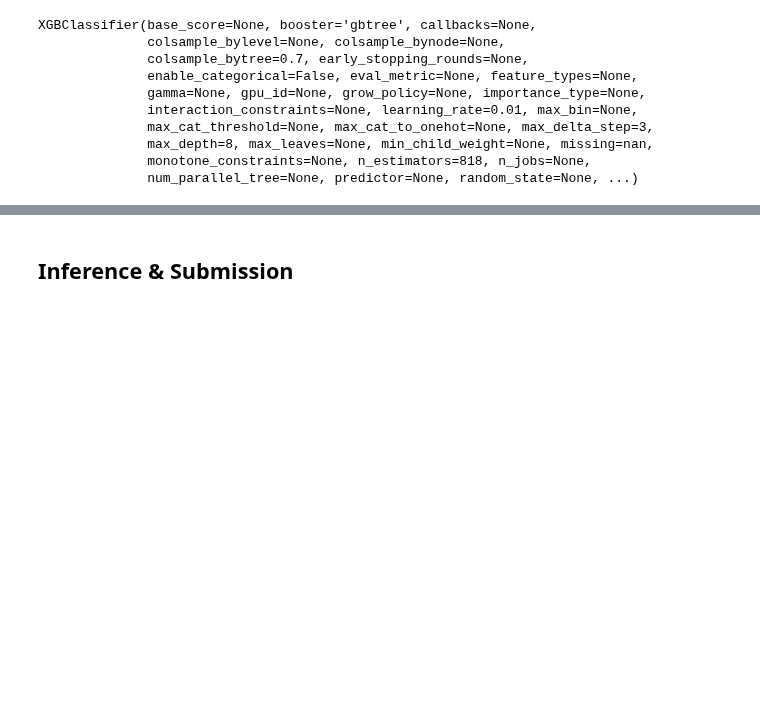
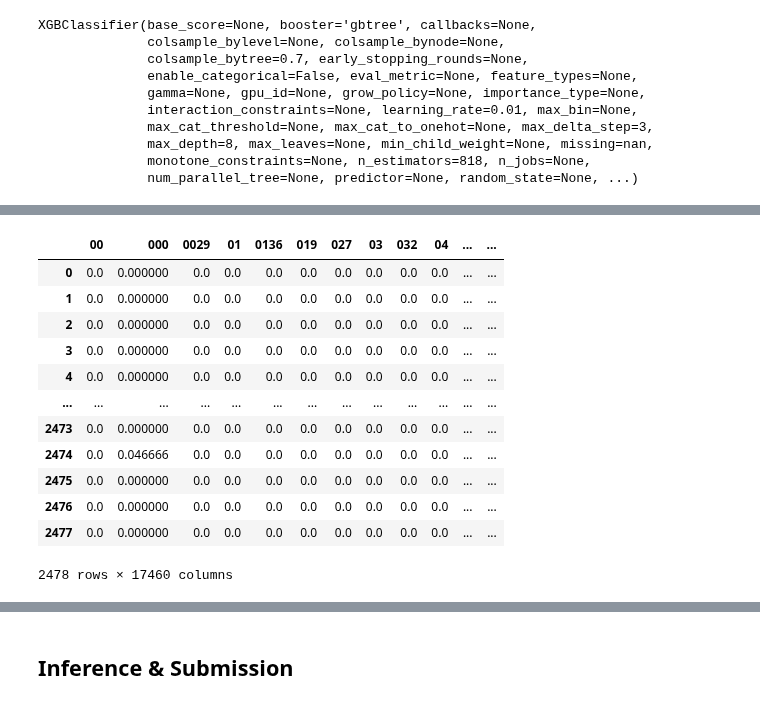
Before and after one commit to dlsco123/mtvsDacon, a Jupyter notebook: [mtvs]nic.ipynb, the cells around one changed output, grey strips where cells are left out. Cells and saved outputs as stored; diff of their text form; code cells hidden in the pictures; blank space fills up the shorter version.

```diff
--- a/[mtvs]nic.ipynb
+++ b/[mtvs]nic.ipynb
@@ -351,0 +377,21 @@ print(tfidfv.fit_transform(train['facts']).toarray())
+# %%
+# Convert tf-idf array to DataFrame
+df_tfidf = pd.DataFrame(tfidfv.transform(train['facts']).toarray(), columns=tfidfv.get_feature_names_out())
+data_final = pd.concat([df_tfidf,df_nlp2["first_party_winner"]],axis=1,join='inner')
+# print(df_tfidf.head())
+terms = tfidfv.get_feature_names_out()
+data_final
+# %% [output]
+|  | 00 | 000 | 0029 | 01 | 0136 | 019 | 027 | 03 | 032 | 04 | ... | ... |
+| 0 | 0.0 | 0.000000 | 0.0 | 0.0 | 0.0 | 0.0 | 0.0 | 0.0 | 0.0 | 0.0 | ... | ... |
+| 1 | 0.0 | 0.000000 | 0.0 | 0.0 | 0.0 | 0.0 | 0.0 | 0.0 | 0.0 | 0.0 | ... | ... |
+| 2 | 0.0 | 0.000000 | 0.0 | 0.0 | 0.0 | 0.0 | 0.0 | 0.0 | 0.0 | 0.0 | ... | ... |
+| 3 | 0.0 | 0.000000 | 0.0 | 0.0 | 0.0 | 0.0 | 0.0 | 0.0 | 0.0 | 0.0 | ... | ... |
+| 4 | 0.0 | 0.000000 | 0.0 | 0.0 | 0.0 | 0.0 | 0.0 | 0.0 | 0.0 | 0.0 | ... | ... |
+| ... | ... | ... | ... | ... | ... | ... | ... | ... | ... | ... | ... | ... |
+| 2473 | 0.0 | 0.000000 | 0.0 | 0.0 | 0.0 | 0.0 | 0.0 | 0.0 | 0.0 | 0.0 | ... | ... |
+| 2474 | 0.0 | 0.046666 | 0.0 | 0.0 | 0.0 | 0.0 | 0.0 | 0.0 | 0.0 | 0.0 | ... | ... |
+| 2475 | 0.0 | 0.000000 | 0.0 | 0.0 | 0.0 | 0.0 | 0.0 | 0.0 | 0.0 | 0.0 | ... | ... |
+| 2476 | 0.0 | 0.000000 | 0.0 | 0.0 | 0.0 | 0.0 | 0.0 | 0.0 | 0.0 | 0.0 | ... | ... |
+| 2477 | 0.0 | 0.000000 | 0.0 | 0.0 | 0.0 | 0.0 | 0.0 | 0.0 | 0.0 | 0.0 | ... | ... |
+2478 rows × 17460 columns
```
Also changed, not shown: parts of 31 cells of this notebook.
